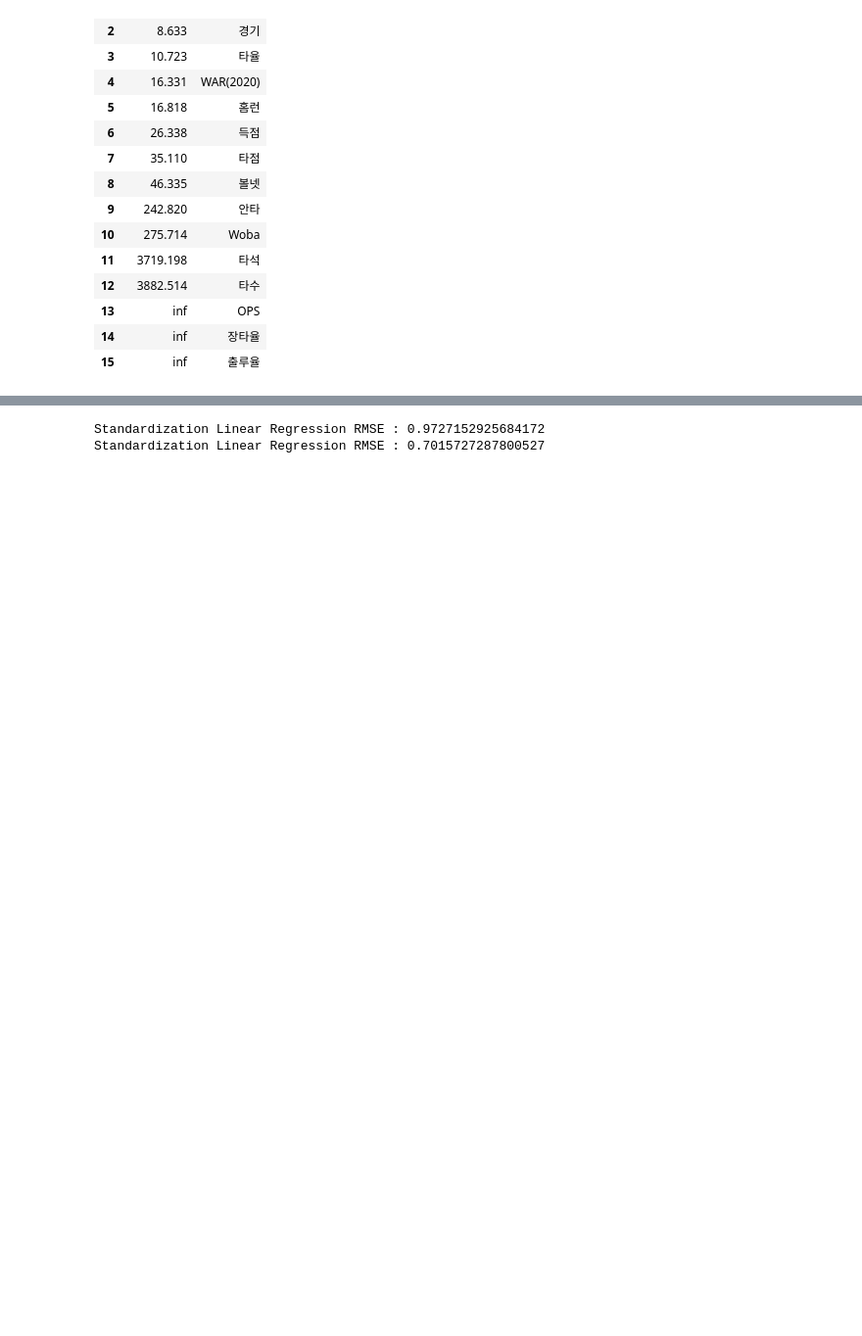
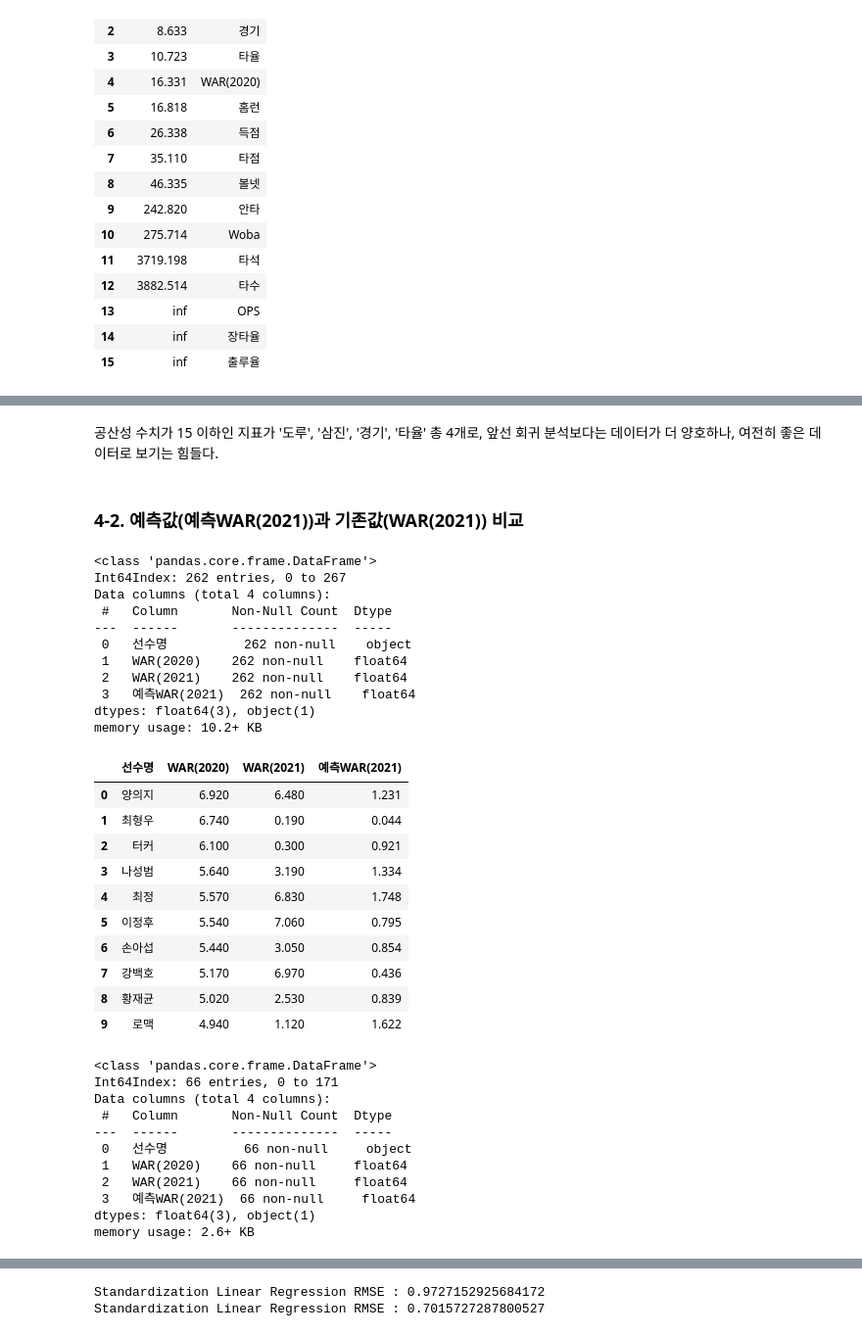
Before and after one commit to Moojun/study_ML, a Jupyter notebook: project/src/baseball_WAR_prediction.ipynb, the cells around one changed output, grey strips where cells are left out. Shown: that part at 98% size. Drawn from its saved outputs; the diff is of its cells as text; code cells hidden in the pictures; blank space fills up the shorter version.

```diff
--- a/project/src/baseball_WAR_prediction.ipynb
+++ b/project/src/baseball_WAR_prediction.ipynb
@@ -550,0 +545,5 @@ StandardScaler()
+# %% [markdown]
+공산성 수치가 15 이하인 지표가 '도루', '삼진', '경기', '타율' 총 4개로,
+앞선 회귀 분석보다는 데이터가 더 양호하나, 여전히 좋은 데이터로 보기는 힘들다.
+# %% [markdown]
+### 4-2. 예측값(예측WAR(2021))과 기존값(WAR(2021)) 비교
@@ -550,0 +554,57 @@ StandardScaler()
+# %%
+# 기존의 dataframe 다시 로드
+
+# 컬럼명 재변경
+baseball_df = baseball_df.rename(columns = {'y' : 'WAR(2021)'})
+
+c1 = baseball_df.copy()
+c1 = c1[['선수명', 'WAR(2020)', 'WAR(2021)']]
+
+c2 = baseball_df[['선수명','예측WAR(2021)']]
+
+# dataframe 최종 결과 합치기
+std_result_df = c1.copy()
+std_result_df = pd.merge(std_result_df, c2, on='선수명', how='left')
+std_result_df = std_result_df.dropna() # left join 이후 NaN 값 제거
+std_result_df.info()
+std_result_df.head(10)
+
+std_result_df = std_result_df[std_result_df['WAR(2020)'] > 0]
+std_result_df = std_result_df[std_result_df['WAR(2021)'] > 0]
+std_result_df = std_result_df[std_result_df['예측WAR(2021)'] > 0]
+std_result_df = std_result_df.dropna()
+std_result_df.info()
+# %% [output]
+<class 'pandas.core.frame.DataFrame'>
+Int64Index: 262 entries, 0 to 267
+Data columns (total 4 columns):
+ #   Column       Non-Null Count  Dtype
+---  ------       --------------  -----
+ 0   선수명          262 non-null    object
+ 1   WAR(2020)    262 non-null    float64
+ 2   WAR(2021)    262 non-null    float64
+ 3   예측WAR(2021)  262 non-null    float64
+dtypes: float64(3), object(1)
+memory usage: 10.2+ KB
+|  | 선수명 | WAR(2020) | WAR(2021) | 예측WAR(2021) |
+| 0 | 양의지 | 6.920 | 6.480 | 1.231 |
+| 1 | 최형우 | 6.740 | 0.190 | 0.044 |
+| 2 | 터커 | 6.100 | 0.300 | 0.921 |
+| 3 | 나성범 | 5.640 | 3.190 | 1.334 |
+| 4 | 최정 | 5.570 | 6.830 | 1.748 |
+| 5 | 이정후 | 5.540 | 7.060 | 0.795 |
+| 6 | 손아섭 | 5.440 | 3.050 | 0.854 |
+| 7 | 강백호 | 5.170 | 6.970 | 0.436 |
+| 8 | 황재균 | 5.020 | 2.530 | 0.839 |
+| 9 | 로맥 | 4.940 | 1.120 | 1.622 |
+<class 'pandas.core.frame.DataFrame'>
+Int64Index: 66 entries, 0 to 171
+Data columns (total 4 columns):
+ #   Column       Non-Null Count  Dtype
+---  ------       --------------  -----
+ 0   선수명          66 non-null     object
+ 1   WAR(2020)    66 non-null     float64
+ 2   WAR(2021)    66 non-null     float64
+ 3   예측WAR(2021)  66 non-null     float64
+dtypes: float64(3), object(1)
+memory usage: 2.6+ KB
```
Also changed, not shown: parts of 14 cells of this notebook.
